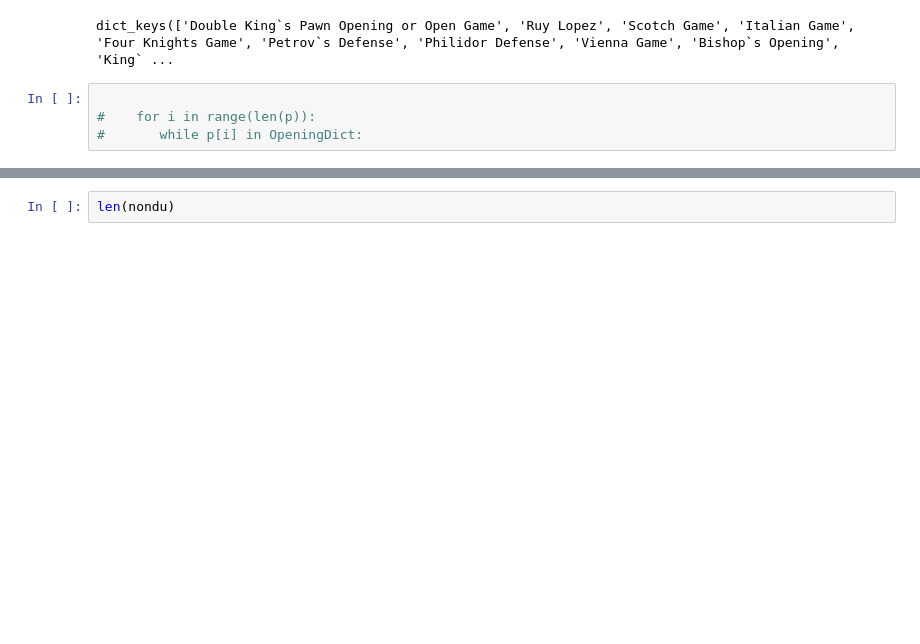
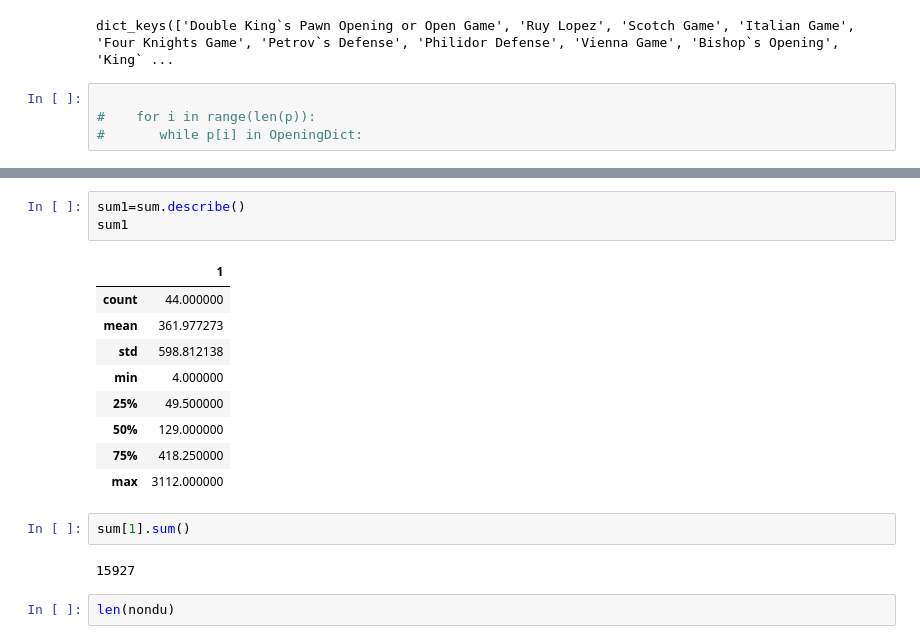
Before and after one commit to chess-choco/semi_project, a Jupyter notebook: Seyoung/Freq.ipynb, the cells around one changed output, grey strips where cells are left out. Drawn from its saved outputs; the diff is of its cells as text; blank space fills up the shorter version.

```diff
--- a/Seyoung/Freq.ipynb
+++ b/Seyoung/Freq.ipynb
@@ -219,3 +241,20 @@ sum
+# %%
+sum1=sum.describe()
+sum1
+# %% [output]
+|  | 1 |
+| count | 44.000000 |
+| mean | 361.977273 |
+| std | 598.812138 |
+| min | 4.000000 |
+| 25% | 49.500000 |
+| 50% | 129.000000 |
+| 75% | 418.250000 |
+| max | 3112.000000 |
+# %%
+sum[1].sum()
+# %% [output]
+15927
 # %%
 len(nondu)
 # %% [output]
```
Also changed, not shown: parts of 15 cells of this notebook.
